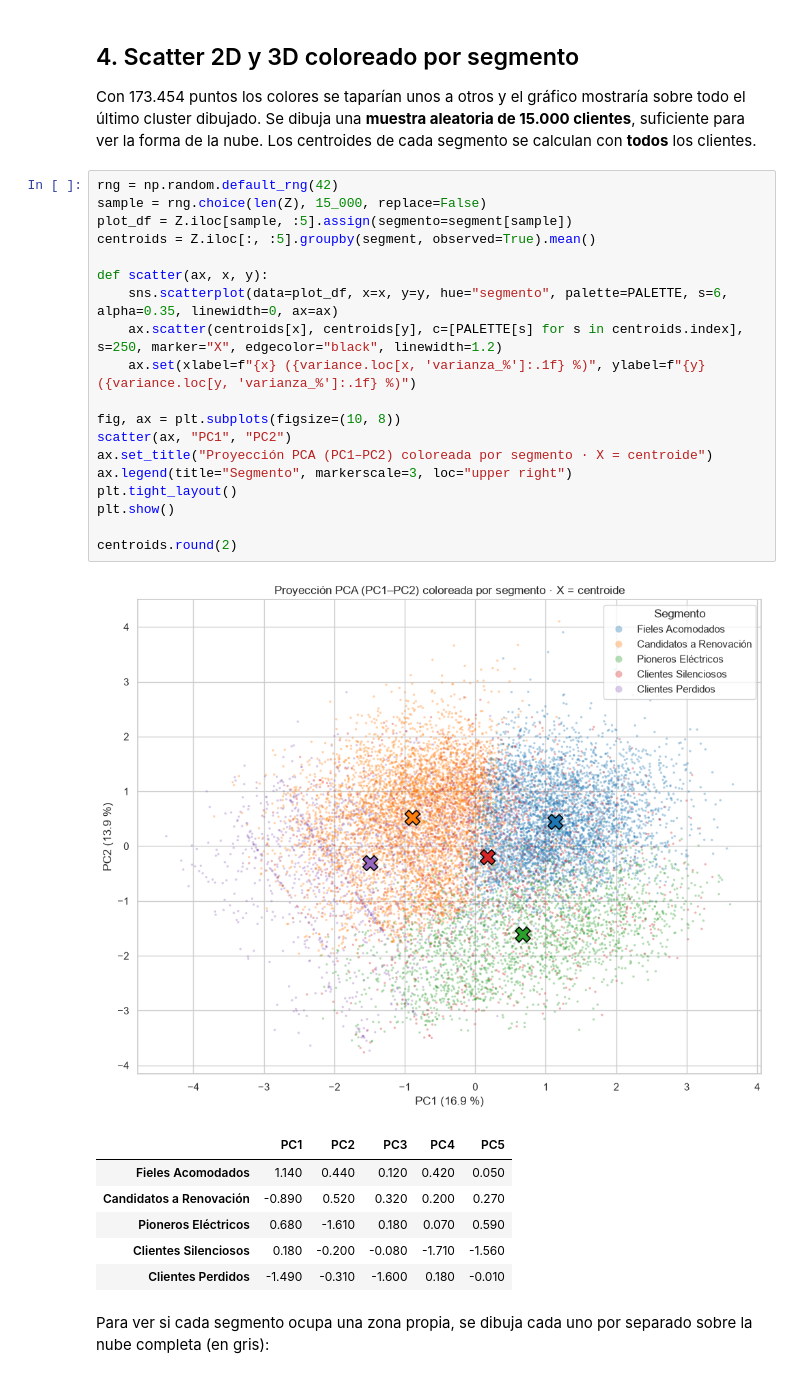
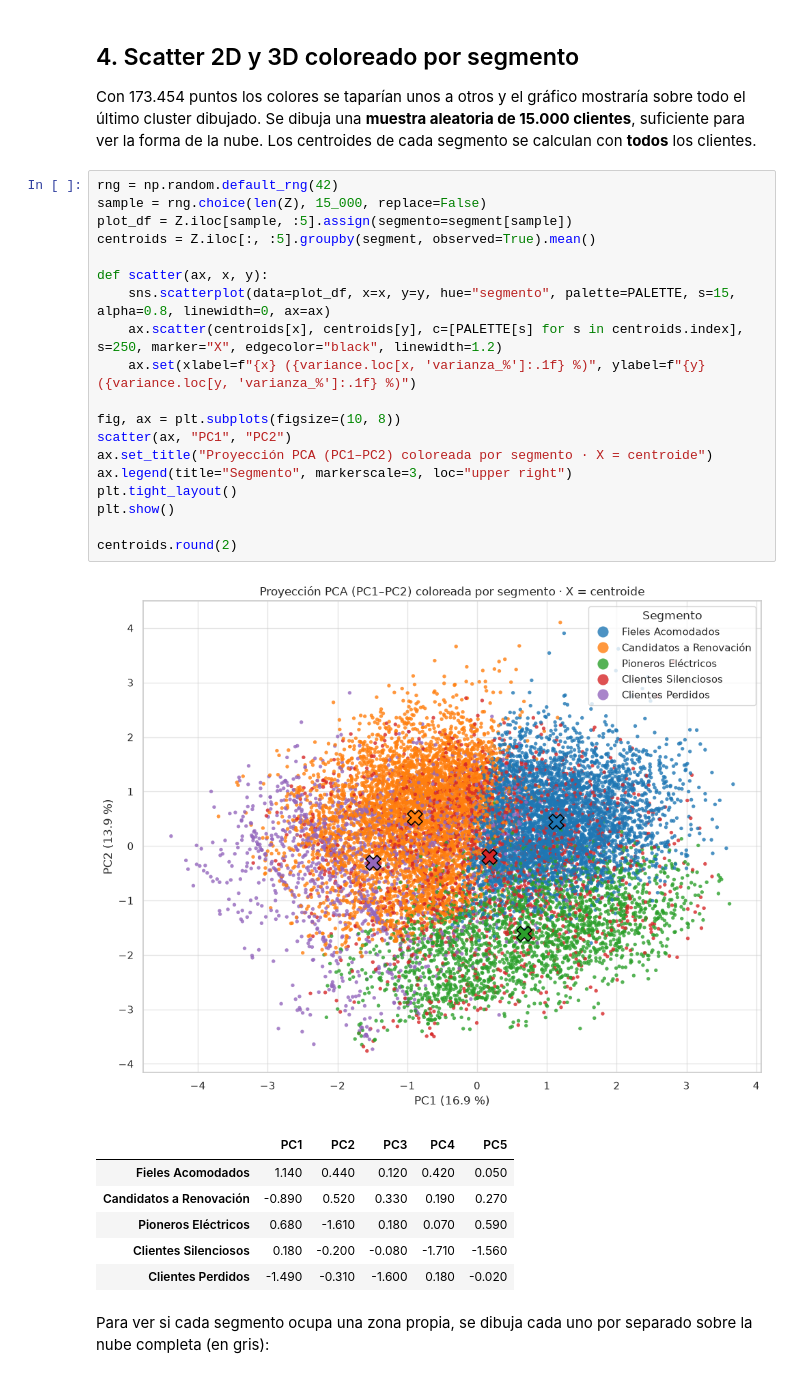
Before and after one commit to SergioPerezGonzalez/Malackathon2026, a Jupyter notebook: notebooks-avanzado/06_pca.ipynb, the cells around one changed output. Cells and saved outputs as stored; diff of their text form.

```diff
--- a/notebooks-avanzado/06_pca.ipynb
+++ b/notebooks-avanzado/06_pca.ipynb
@@ -191,30 +191,30 @@ Con 173.454 puntos los colores se taparían unos a otros y el gráfico mostrarí
 # %%
 rng = np.random.default_rng(42)
 sample = rng.choice(len(Z), 15_000, replace=False)
 plot_df = Z.iloc[sample, :5].assign(segmento=segment[sample])
 centroids = Z.iloc[:, :5].groupby(segment, observed=True).mean()
 
 def scatter(ax, x, y):
-    sns.scatterplot(data=plot_df, x=x, y=y, hue="segmento", palette=PALETTE, s=6, alpha=0.35, linewidth=0, ax=ax)
+    sns.scatterplot(data=plot_df, x=x, y=y, hue="segmento", palette=PALETTE, s=15, alpha=0.8, linewidth=0, ax=ax)
     ax.scatter(centroids[x], centroids[y], c=[PALETTE[s] for s in centroids.index], s=250, marker="X", edgecolor="black", linewidth=1.2)
     ax.set(xlabel=f"{x} ({variance.loc[x, 'varianza_%']:.1f} %)", ylabel=f"{y} ({variance.loc[y, 'varianza_%']:.1f} %)")
 
 fig, ax = plt.subplots(figsize=(10, 8))
 scatter(ax, "PC1", "PC2")
 ax.set_title("Proyección PCA (PC1–PC2) coloreada por segmento · X = centroide")
 ax.legend(title="Segmento", markerscale=3, loc="upper right")
 plt.tight_layout()
 plt.show()
 
 centroids.round(2)
 # %% [output]
-[figure, old version]
+[figure, new version]
 |  | PC1 | PC2 | PC3 | PC4 | PC5 |
 | Fieles Acomodados | 1.140 | 0.440 | 0.120 | 0.420 | 0.050 |
-| Candidatos a Renovación | -0.890 | 0.520 | 0.320 | 0.200 | 0.270 |
+| Candidatos a Renovación | -0.890 | 0.520 | 0.330 | 0.190 | 0.270 |
 | Pioneros Eléctricos | 0.680 | -1.610 | 0.180 | 0.070 | 0.590 |
 | Clientes Silenciosos | 0.180 | -0.200 | -0.080 | -1.710 | -1.560 |
-| Clientes Perdidos | -1.490 | -0.310 | -1.600 | 0.180 | -0.010 |
+| Clientes Perdidos | -1.490 | -0.310 | -1.600 | 0.180 | -0.020 |
 # %% [markdown]
 Para ver si cada segmento ocupa una zona propia, se dibuja cada uno por separado sobre la nube completa (en gris):
 # %%
```
Also changed, not shown: parts of 6 cells of this notebook.
